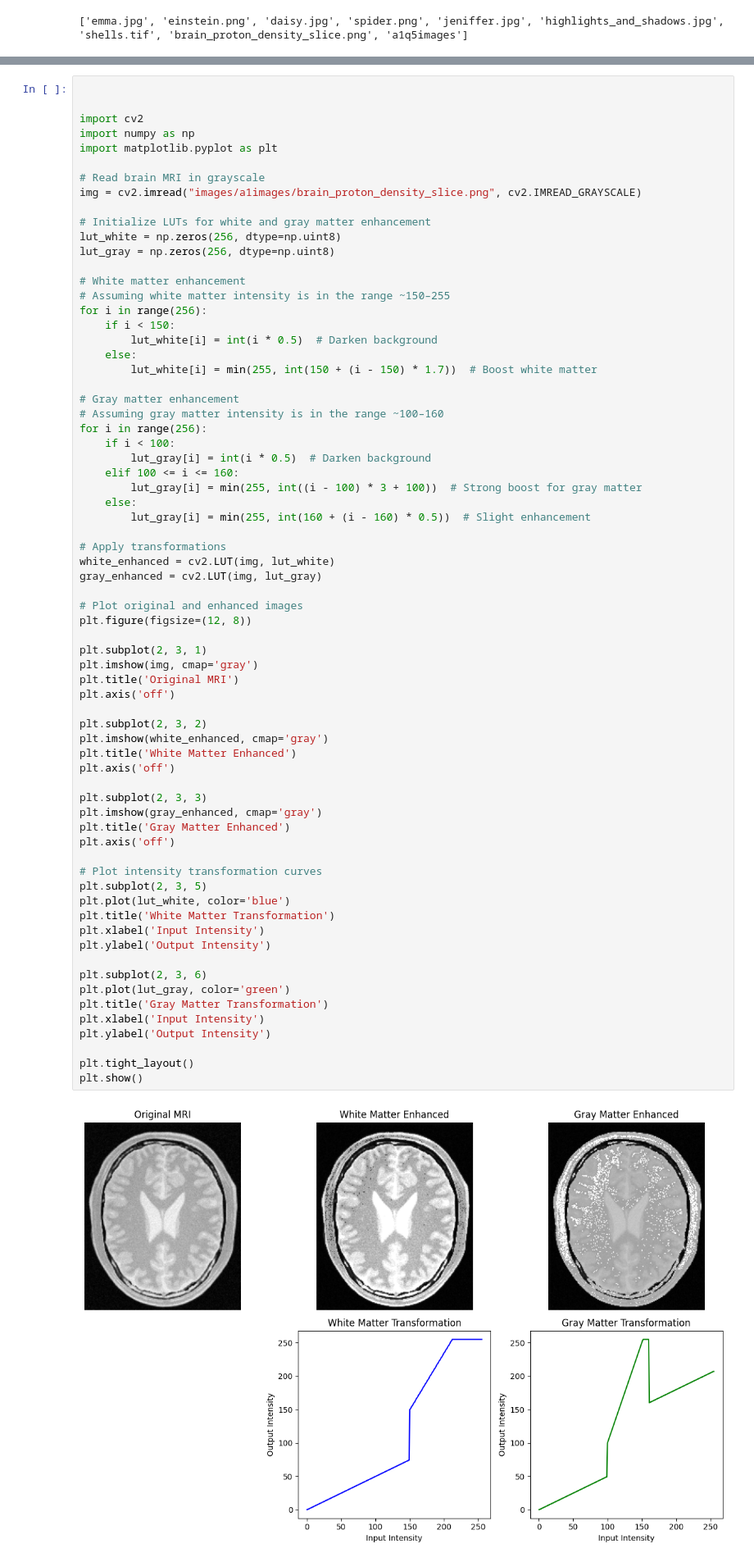
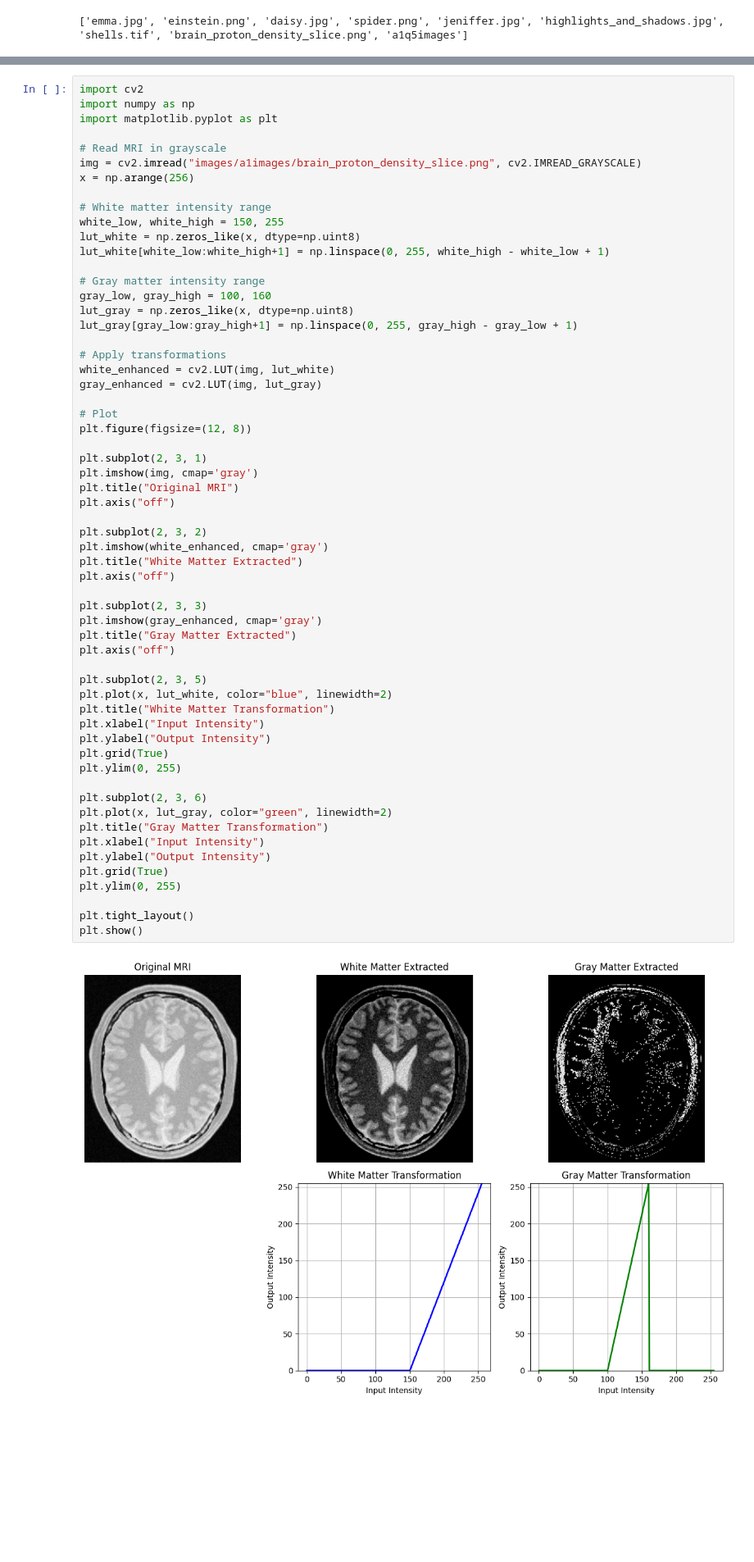
Before and after one commit to Dulavinya/EN3160-ImageProcessing, a Jupyter notebook: A01.ipynb, the cells around one changed output, grey strips where cells are left out. Shown at 82% size. Cells and saved outputs as stored; diff of their text form; blank space fills up the shorter version.

```diff
--- a/A01.ipynb
+++ b/A01.ipynb
@@ -83,73 +83,63 @@ plt.show()
 [figure]
 [figure]
 # %%
-
-
 import cv2
 import numpy as np
 import matplotlib.pyplot as plt
 
-# Read brain MRI in grayscale
+# Read MRI in grayscale
 img = cv2.imread("images/a1images/brain_proton_density_slice.png", cv2.IMREAD_GRAYSCALE)
+x = np.arange(256)
 
-# Initialize LUTs for white and gray matter enhancement
-lut_white = np.zeros(256, dtype=np.uint8)
-lut_gray = np.zeros(256, dtype=np.uint8)
+# White matter intensity range
+white_low, white_high = 150, 255
+lut_white = np.zeros_like(x, dtype=np.uint8)
+lut_white[white_low:white_high+1] = np.linspace(0, 255, white_high - white_low + 1)
 
-# White matter enhancement
-# Assuming white matter intensity is in the range ~150–255
-for i in range(256):
-    if i < 150:
-        lut_white[i] = int(i * 0.5)  # Darken background
-    else:
-        lut_white[i] = min(255, int(150 + (i - 150) * 1.7))  # Boost white matter
-
-# Gray matter enhancement
-# Assuming gray matter intensity is in the range ~100–160
-for i in range(256):
-    if i < 100:
-        lut_gray[i] = int(i * 0.5)  # Darken background
-    elif 100 <= i <= 160:
-        lut_gray[i] = min(255, int((i - 100) * 3 + 100))  # Strong boost for gray matter
-    else:
-        lut_gray[i] = min(255, int(160 + (i - 160) * 0.5))  # Slight enhancement
+# Gray matter intensity range
+gray_low, gray_high = 100, 160
+lut_gray = np.zeros_like(x, dtype=np.uint8)
+lut_gray[gray_low:gray_high+1] = np.linspace(0, 255, gray_high - gray_low + 1)
 
 # Apply transformations
 white_enhanced = cv2.LUT(img, lut_white)
 gray_enhanced = cv2.LUT(img, lut_gray)
 
-# Plot original and enhanced images
+# Plot
 plt.figure(figsize=(12, 8))
 
 plt.subplot(2, 3, 1)
 plt.imshow(img, cmap='gray')
-plt.title('Original MRI')
-plt.axis('off')
+plt.title("Original MRI")
+plt.axis("off")
 
 plt.subplot(2, 3, 2)
 plt.imshow(white_enhanced, cmap='gray')
-plt.title('White Matter Enhanced')
-plt.axis('off')
+plt.title("White Matter Extracted")
+plt.axis("off")
 
 plt.subplot(2, 3, 3)
 plt.imshow(gray_enhanced, cmap='gray')
-plt.title('Gray Matter Enhanced')
-plt.axis('off')
+plt.title("Gray Matter Extracted")
+plt.axis("off")
 
-# Plot intensity transformation curves
 plt.subplot(2, 3, 5)
-plt.plot(lut_white, color='blue')
-plt.title('White Matter Transformation')
-plt.xlabel('Input Intensity')
-plt.ylabel('Output Intensity')
+plt.plot(x, lut_white, color="blue", linewidth=2)
+plt.title("White Matter Transformation")
+plt.xlabel("Input Intensity")
+plt.ylabel("Output Intensity")
+plt.grid(True)
+plt.ylim(0, 255)
 
 plt.subplot(2, 3, 6)
-plt.plot(lut_gray, color='green')
-plt.title('Gray Matter Transformation')
-plt.xlabel('Input Intensity')
-plt.ylabel('Output Intensity')
+plt.plot(x, lut_gray, color="green", linewidth=2)
+plt.title("Gray Matter Transformation")
+plt.xlabel("Input Intensity")
+plt.ylabel("Output Intensity")
+plt.grid(True)
+plt.ylim(0, 255)
 
 plt.tight_layout()
 plt.show()
 # %% [output]
-[figure, old version]
+[figure, new version]
```
Also changed, not shown: parts of 2 cells of this notebook.
